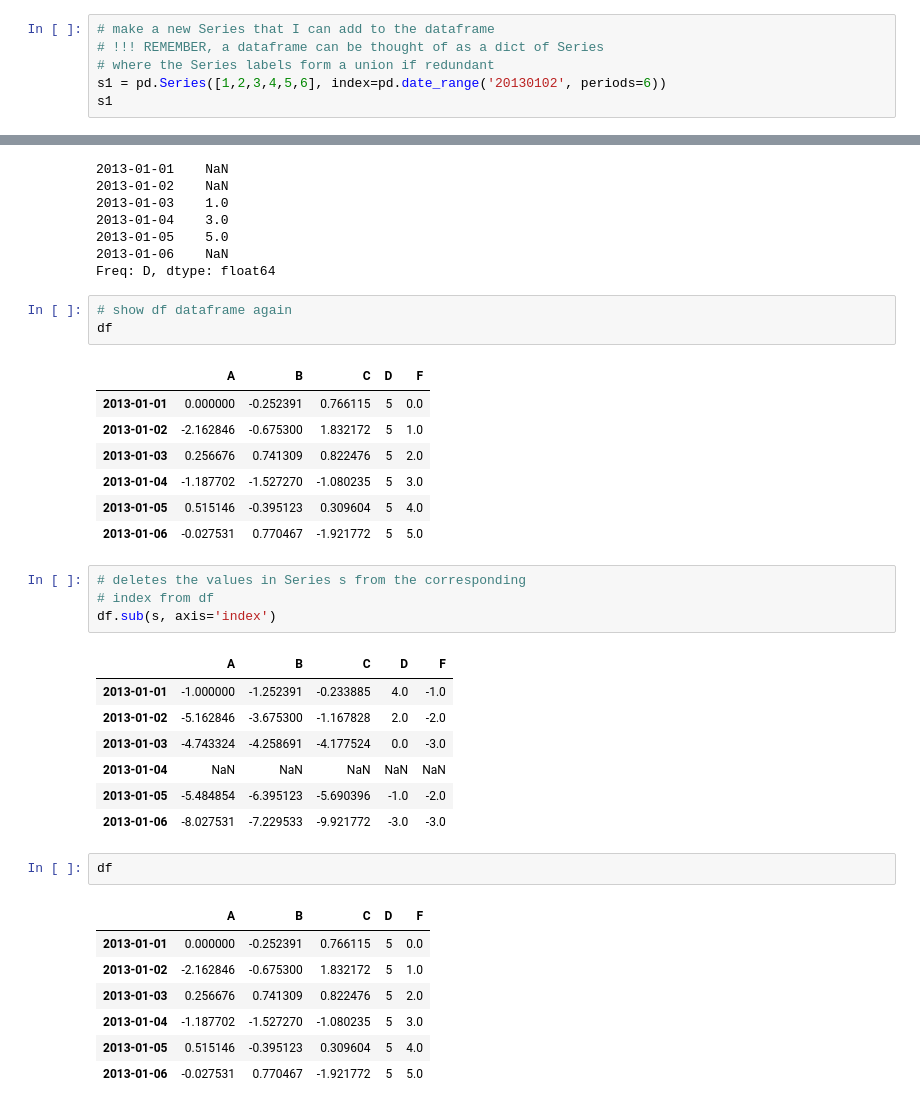
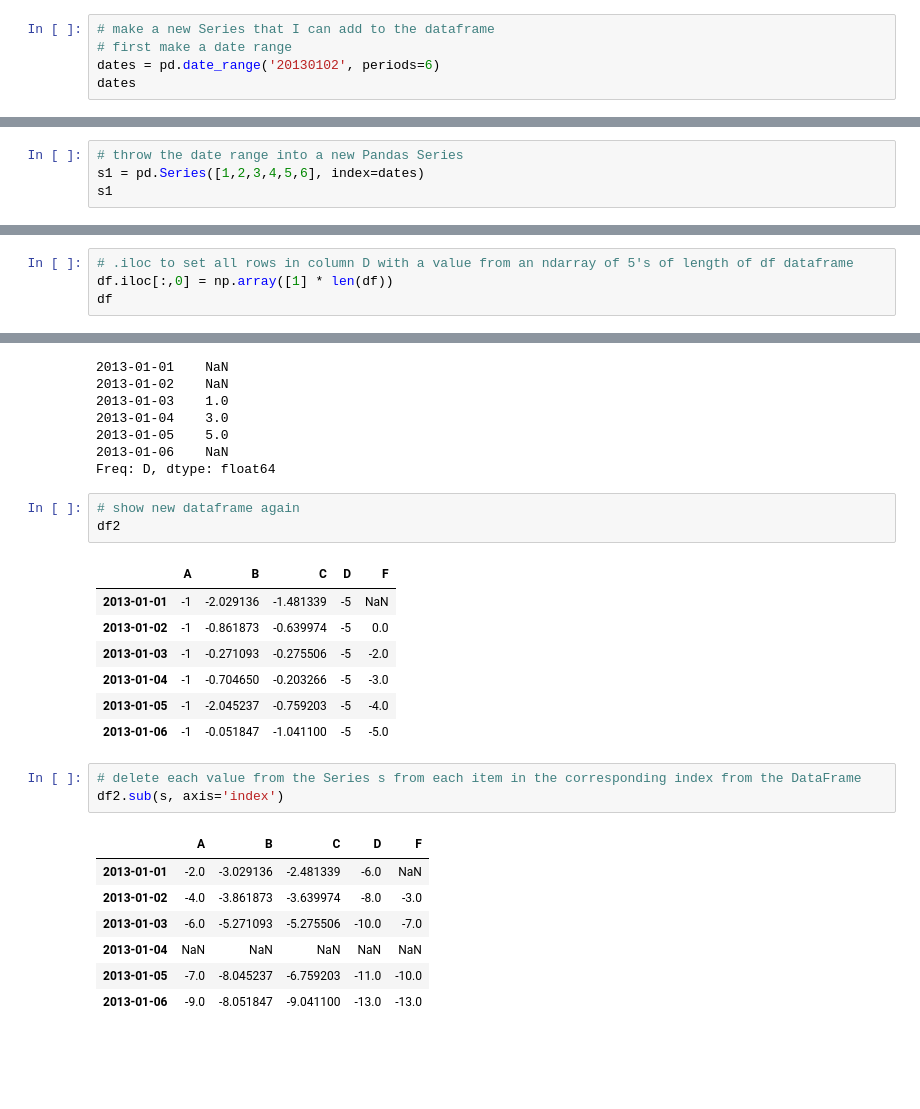
Before and after one commit to hichana/data-science-quiver, a Jupyter notebook: tutorial_pandas-10-minutes-to-pandas.ipynb, the cells around one changed output, grey strips where cells are left out. Cells and saved outputs as stored; diff of their text form; blank space fills up the shorter version.

```diff
--- a/pandas-10-minutes-to-pandas.ipynb
+++ b/tutorial_pandas-10-minutes-to-pandas.ipynb
@@ -478,7 +450,6 @@ df
 # %%
 # make a new Series that I can add to the dataframe
-# !!! REMEMBER, a dataframe can be thought of as a dict of Series
-# where the Series labels form a union if redundant
-s1 = pd.Series([1,2,3,4,5,6], index=pd.date_range('20130102', periods=6))
-s1
+# first make a date range
+dates = pd.date_range('20130102', periods=6)
+dates
 # %% [output]
@@ -491,0 +459,4 @@ Freq: D, dtype: int64
+# %%
+# throw the date range into a new Pandas Series
+s1 = pd.Series([1,2,3,4,5,6], index=dates)
+s1
@@ -541,0 +525,4 @@ df
+# %%
+# .iloc to set all rows in column D with a value from an ndarray of 5's of length of df dataframe
+df.iloc[:,0] = np.array([1] * len(df))
+df
@@ -665,35 +661,24 @@ s.shift(2)
 2013-01-06    NaN
 Freq: D, dtype: float64
 # %%
-# show df dataframe again
-df
+# show new dataframe again
+df2
 # %% [output]
 |  | A | B | C | D | F |
-| 2013-01-01 | 0.000000 | -0.252391 | 0.766115 | 5 | 0.0 |
-| 2013-01-02 | -2.162846 | -0.675300 | 1.832172 | 5 | 1.0 |
-| 2013-01-03 | 0.256676 | 0.741309 | 0.822476 | 5 | 2.0 |
-| 2013-01-04 | -1.187702 | -1.527270 | -1.080235 | 5 | 3.0 |
-| 2013-01-05 | 0.515146 | -0.395123 | 0.309604 | 5 | 4.0 |
-| 2013-01-06 | -0.027531 | 0.770467 | -1.921772 | 5 | 5.0 |
+| 2013-01-01 | -1 | -2.029136 | -1.481339 | -5 | NaN |
+| 2013-01-02 | -1 | -0.861873 | -0.639974 | -5 | 0.0 |
+| 2013-01-03 | -1 | -0.271093 | -0.275506 | -5 | -2.0 |
+| 2013-01-04 | -1 | -0.704650 | -0.203266 | -5 | -3.0 |
+| 2013-01-05 | -1 | -2.045237 | -0.759203 | -5 | -4.0 |
+| 2013-01-06 | -1 | -0.051847 | -1.041100 | -5 | -5.0 |
 # %%
-# deletes the values in Series s from the corresponding
-# index from df
-df.sub(s, axis='index')
+# delete each value from the Series s from each item in the corresponding index from the DataFrame
+df2.sub(s, axis='index')
 # %% [output]
 |  | A | B | C | D | F |
-| 2013-01-01 | -1.000000 | -1.252391 | -0.233885 | 4.0 | -1.0 |
-| 2013-01-02 | -5.162846 | -3.675300 | -1.167828 | 2.0 | -2.0 |
-| 2013-01-03 | -4.743324 | -4.258691 | -4.177524 | 0.0 | -3.0 |
+| 2013-01-01 | -2.0 | -3.029136 | -2.481339 | -6.0 | NaN |
+| 2013-01-02 | -4.0 | -3.861873 | -3.639974 | -8.0 | -3.0 |
+| 2013-01-03 | -6.0 | -5.271093 | -5.275506 | -10.0 | -7.0 |
 | 2013-01-04 | NaN | NaN | NaN | NaN | NaN |
-| 2013-01-05 | -5.484854 | -6.395123 | -5.690396 | -1.0 | -2.0 |
-| 2013-01-06 | -8.027531 | -7.229533 | -9.921772 | -3.0 | -3.0 |
+| 2013-01-05 | -7.0 | -8.045237 | -6.759203 | -11.0 | -10.0 |
+| 2013-01-06 | -9.0 | -8.051847 | -9.041100 | -13.0 | -13.0 |
-# %%
-df
-# %% [output]
-|  | A | B | C | D | F |
-| 2013-01-01 | 0.000000 | -0.252391 | 0.766115 | 5 | 0.0 |
-| 2013-01-02 | -2.162846 | -0.675300 | 1.832172 | 5 | 1.0 |
-| 2013-01-03 | 0.256676 | 0.741309 | 0.822476 | 5 | 2.0 |
-| 2013-01-04 | -1.187702 | -1.527270 | -1.080235 | 5 | 3.0 |
-| 2013-01-05 | 0.515146 | -0.395123 | 0.309604 | 5 | 4.0 |
-| 2013-01-06 | -0.027531 | 0.770467 | -1.921772 | 5 | 5.0 |
```
Also changed, not shown: parts of 149 cells of this notebook, 1 other file.
